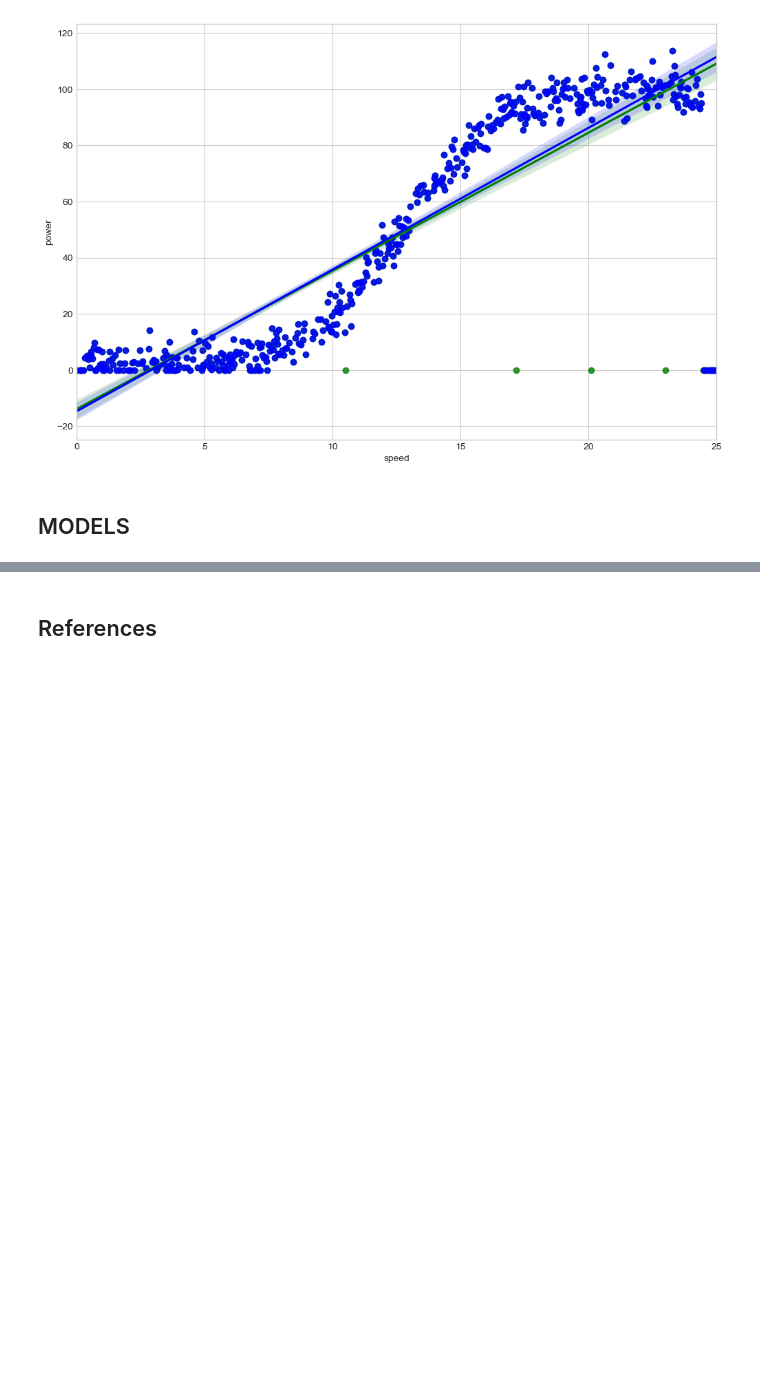
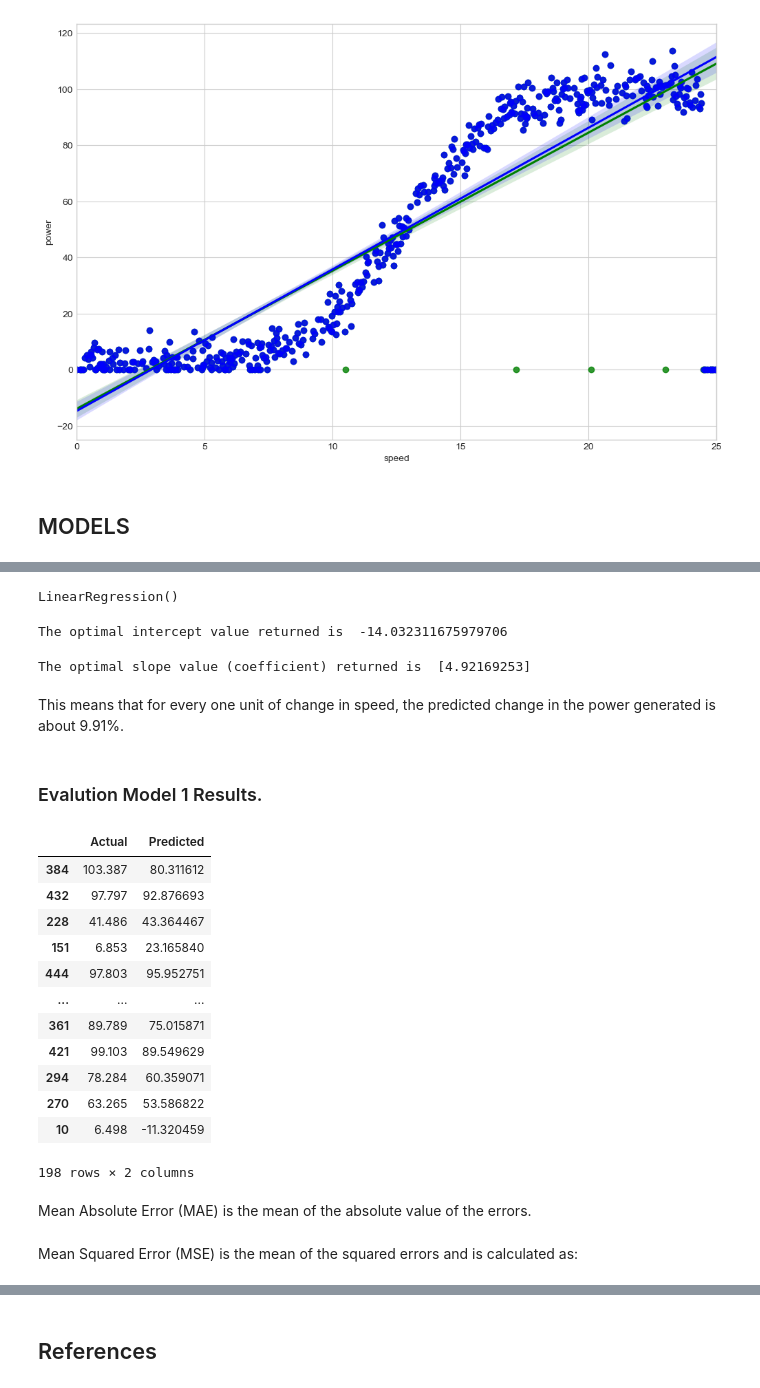
Before and after one commit to fionaoriordan/MLS_Project, a Jupyter notebook: projectmodels.ipynb, the cells around one changed output, grey strips where cells are left out. Drawn from its saved outputs; the diff is of its cells as text; code cells hidden in the pictures; blank space fills up the shorter version.

```diff
--- a/projectmodels.ipynb
+++ b/projectmodels.ipynb
@@ -247,0 +227,6 @@ sns.regplot(x=dfclean['speed'], y=dfclean['power'],color = "b", data=dfclean)
+# %%
+# Adapted from : https://scikit-learn.org/stable/modules/generated/sklearn.linear_model.LinearRegression.htm
+#fit the inputs and outputs to the object
+reg.fit(X_train,y_train)
+# %% [output]
+LinearRegression()
@@ -247,0 +236,10 @@ sns.regplot(x=dfclean['speed'], y=dfclean['power'],color = "b", data=dfclean)
+# %%
+print("The optimal intercept value returned is ", reg.intercept_)
+# %% [output]
+The optimal intercept value returned is  -14.032311675979706
+# %%
+print("The optimal slope value (coefficient) returned is ", reg.coef_)
+# %% [output]
+The optimal slope value (coefficient) returned is  [4.92169253]
+# %% [markdown]
+This means that for every one unit of change in speed, the predicted change in the power generated is about 9.91%.
@@ -247,0 +249,23 @@ sns.regplot(x=dfclean['speed'], y=dfclean['power'],color = "b", data=dfclean)
+# %% [markdown]
+### Evalution Model 1 Results.
+# %%
+# create a df to hold actuals and predicted.
+
+dflineareval = pd.DataFrame({'Actual': y_test, 'Predicted': y_pred})
+dflineareval
+# %% [output]
+|  | Actual | Predicted |
+| 384 | 103.387 | 80.311612 |
+| 432 | 97.797 | 92.876693 |
+| 228 | 41.486 | 43.364467 |
+| 151 | 6.853 | 23.165840 |
+| 444 | 97.803 | 95.952751 |
+| ... | ... | ... |
+| 361 | 89.789 | 75.015871 |
+| 421 | 99.103 | 89.549629 |
+| 294 | 78.284 | 60.359071 |
+| 270 | 63.265 | 53.586822 |
+| 10 | 6.498 | -11.320459 |
+198 rows × 2 columns
+# %% [markdown]
+Mean Absolute Error (MAE) is the mean of the absolute value of the errors.
@@ -247,0 +274,2 @@ sns.regplot(x=dfclean['speed'], y=dfclean['power'],color = "b", data=dfclean)
+# %% [markdown]
+Mean Squared Error (MSE) is the mean of the squared errors and is calculated as:
```
Also changed, not shown: parts of 61 cells of this notebook.
